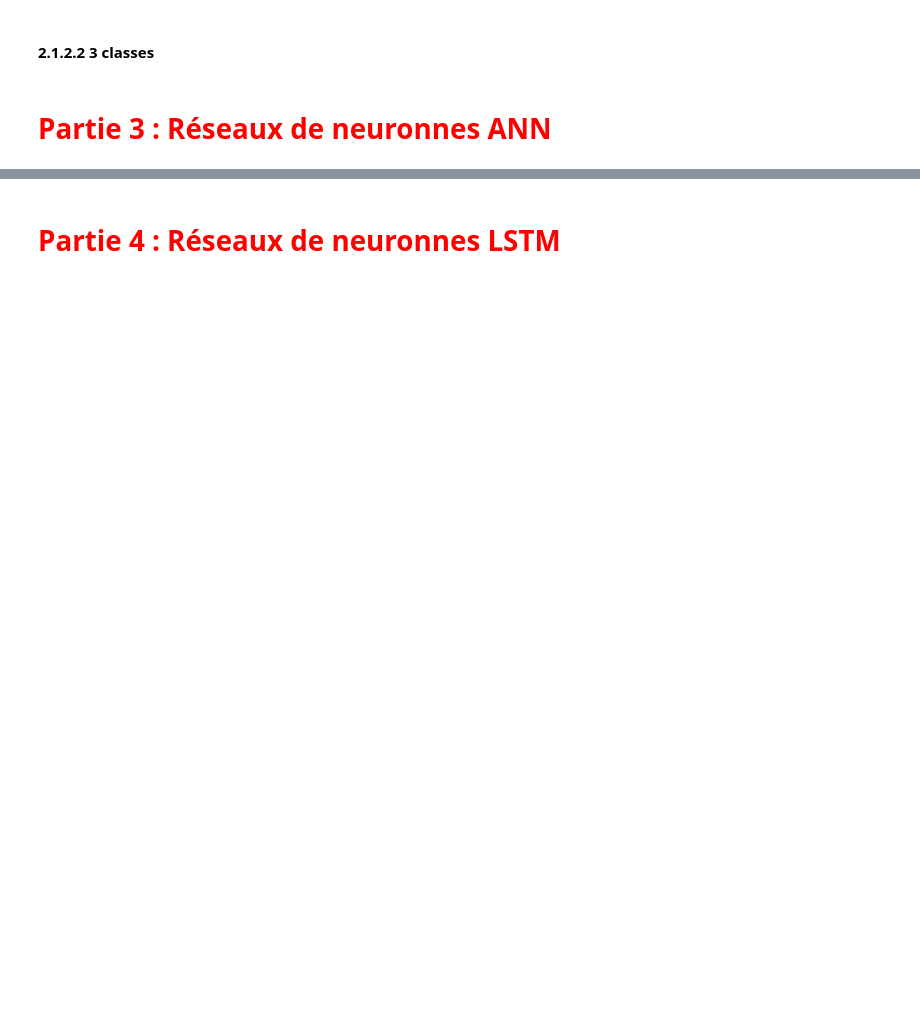
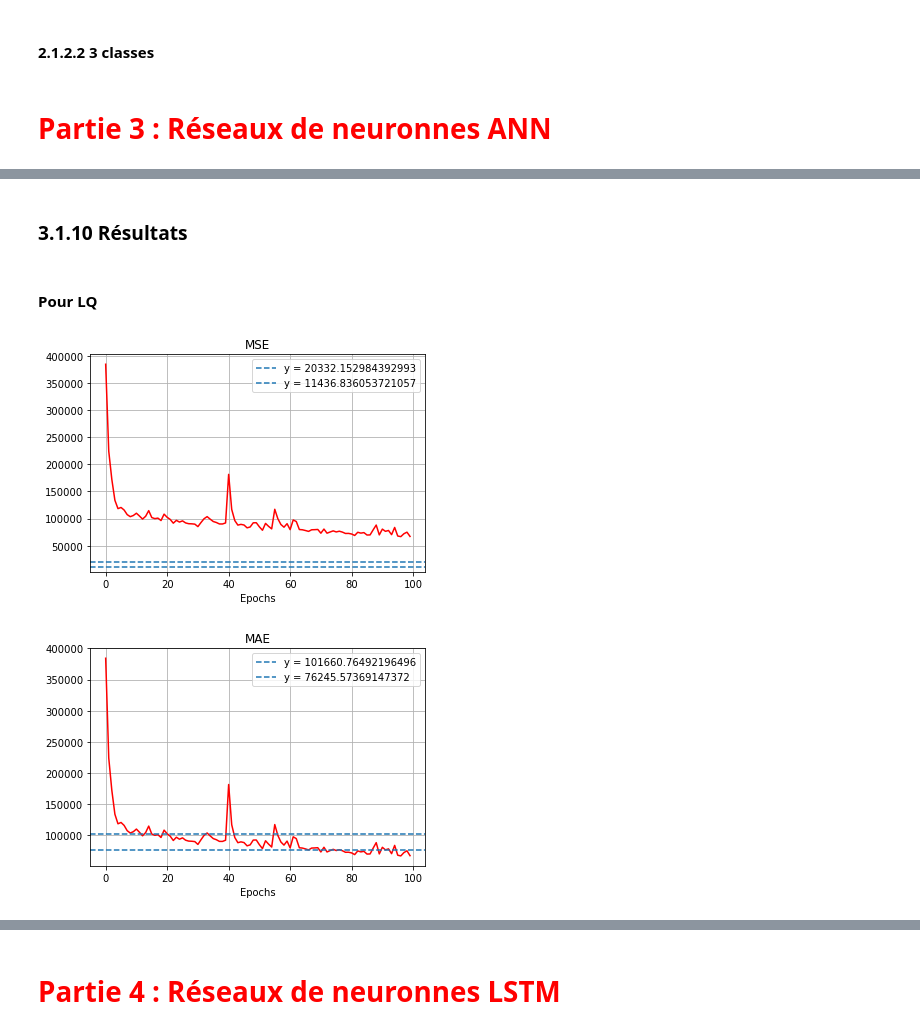
Before and after one commit to scastets/Projet4MA_Hydrologie, a Jupyter notebook: Notebooks/Analyse_datasets.ipynb, the cells around one changed output, grey strips where cells are left out. Drawn from its saved outputs; the diff is of its cells as text; code cells hidden in the pictures; blank space fills up the shorter version.

```diff
--- a/Notebooks/Analyse_datasets.ipynb
+++ b/Notebooks/Analyse_datasets.ipynb
@@ -345,0 +580,2 @@ plt.show()
+# %%
+model_LQ=get_model((shape,),n_layers,n_neurons)
@@ -345,0 +588,12 @@ plt.show()
+# %%
+print("Classe LQ : ")
+x_hydro_LQ_train, y_hydro_LQ_train , x_hydro_LQ_test, y_hydro_LQ_test = shuffle_river(hydro_LQ,river_hydro_LQ)
+x_hydro_LQ_train, y_hydro_LQ_train , x_hydro_LQ_test, y_hydro_LQ_test = normalization(x_hydro_LQ_train, y_hydro_LQ_train , x_hydro_LQ_test, y_hydro_LQ_test)
+
+print("Classe HQ : ")
+x_hydro_HQ_train, y_hydro_HQ_train , x_hydro_HQ_test, y_hydro_HQ_test = shuffle_river(hydro_HQ,river_hydro_HQ)
+x_hydro_HQ_train, y_hydro_HQ_train , x_hydro_HQ_test, y_hydro_HQ_test = normalization(x_hydro_HQ_train, y_hydro_HQ_train , x_hydro_HQ_test, y_hydro_HQ_test)
+
+print("Classe VHQ : ")
+x_hydro_VHQ_train, y_hydro_VHQ_train , x_hydro_VHQ_test, y_hydro_VHQ_test = shuffle_river(hydro_VHQ,river_hydro_VHQ)
+x_hydro_VHQ_train, y_hydro_VHQ_train , x_hydro_VHQ_test, y_hydro_VHQ_test = normalization(x_hydro_VHQ_train, y_hydro_VHQ_train , x_hydro_VHQ_test, y_hydro_VHQ_test)
@@ -345,0 +615,4 @@ plt.show()
+# %%
+ep = 100
+history_LQ = model_LQ.fit(x_hydro_LQ_train,  y_hydro_LQ_train, epochs = ep, batch_size = 100, verbose = 0,
+                    validation_data = (x_hydro_LQ_test, y_hydro_LQ_test))
@@ -345,0 +627,31 @@ plt.show()
+# %% [markdown]
+### 3.1.10 Résultats
+# %%
+h_LQ=pd.DataFrame(data=history_LQ.history)
+h_HQ=pd.DataFrame(data=history_HQ.history)
+h_VHQ=pd.DataFrame(data=history_VHQ.history)
+# %% [markdown]
+#### Pour LQ
+# %%
+# Métriques
+
+plt.plot(h_LQ['mse'],'r')
+plt.title('MSE')
+plt.xlabel('Epochs')
+plt.axhline(np.mean(y_hydro_LQ_train**2)*0.04,ls='--',label='y = ' + str(0.04*np.mean(y_hydro_LQ_train**2)))
+plt.axhline(np.mean(y_hydro_LQ_train**2)*0.15**2,ls='--',label='y = ' + str(0.15**2*np.mean(y_hydro_LQ_train**2)))
+plt.legend()
+plt.grid()
+plt.show()
+
+plt.plot(h_LQ['mse'],'r')
+plt.title('MAE')
+plt.xlabel('Epochs')
+plt.axhline(0.2*np.mean(y_hydro_LQ_train**2),ls='--',label='y = ' +str(0.2*np.mean(y_hydro_LQ_train**2)))
+plt.axhline(0.15*np.mean(y_hydro_LQ_train**2),ls='--',label='y = ' +str(0.15*np.mean(y_hydro_LQ_train**2)))
+plt.legend()
+plt.grid()
+plt.show()
+# %% [output]
+[figure, added]
+[figure, added]
```
Also changed, not shown: parts of 45 cells of this notebook.
